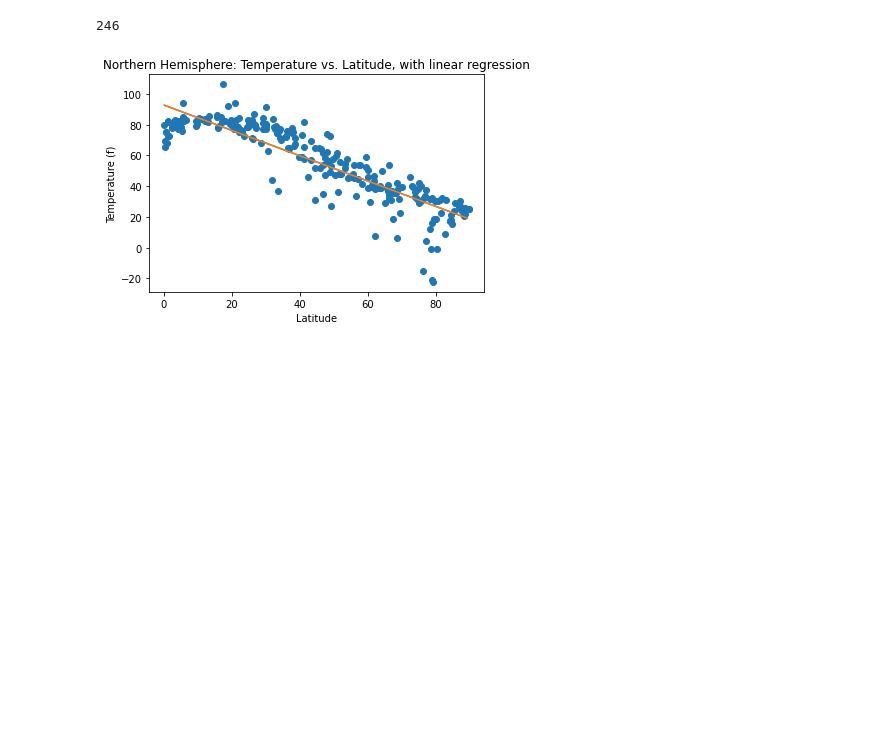
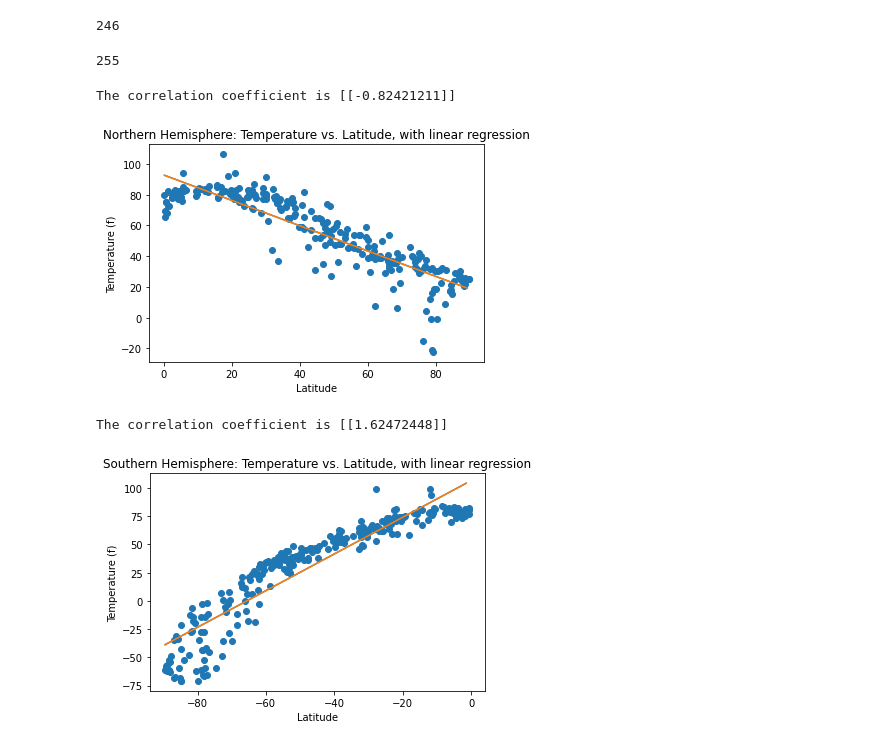
Before and after one commit to BatesJ72/python-api-challenge, a Jupyter notebook: WeatherPy/weatherpy.ipynb, the cells around one changed output. Cells and saved outputs as stored; diff of their text form; code cells hidden in the pictures; blank space fills up the shorter version.

```diff
--- a/WeatherPy/weatherpy.ipynb
+++ b/WeatherPy/weatherpy.ipynb
@@ -57,10 +63,10 @@ cities_results = []
 
 for element in lat_long_pairs:
 
-    data = requests.get(
-        "http://api.openweathermap.org/data/2.5/weather",
-        params={"lat": element[0], "lon": element[1], "appid": api_key,},
-    ).json()
+#     data = requests.get(
+#         "http://api.openweathermap.org/data/2.5/weather",
+#         params={"lat": element[0], "lon": element[1], "appid": api_key,},
+#     ).json()
 
     cities_results.append(data)
 # %%
@@ -245,3 +251,5 @@ print(len(north))
 south = df[df["hemisphere"] == "Southern"]
 south.head()
 print(len(south))
+# %% [output]
+255
@@ -248,27 +260,20 @@ print(len(south))
 # %%
-# Linear Regression: Northern Hemisphere - Temperature vs. Latitude
+# Linear Regression: Northern Hemisphere - Temperature (F) vs. Latitude
 
-model = LinearRegression()
+X_n_temp = [[l] for l in north["latitude"]]
+y_n_temp = [[t] for t in north["temp_f"]]
 
-X = [[l] for l in north["latitude"]]
-y = [[t] for t in north["temp_f"]]
+# print(len(X_n_temp))
+# print(len(y_n_temp))
 
-# print(len(X))
-# print(len(y))
+model.fit(X_n_temp, y_n_temp)
 
-model.fit(X, y)
+coef_n_temp = model.coef_
+print(f"The correlation coefficient is {coef_n_temp}")
+intercept_n_temp = model.intercept_
 
-coef = model.coef_
-# print(f"The correlation coefficient is {coef}")
-intercept = model.intercept_
-
-
-def predict_function(i):
-    return model.predict([[i]])[0]
-
-
-predict_x = np.arange(min(north["latitude"]), max(north["latitude"]))
-predict_y = [predict_function(e) for e in predict_x]
+predict_x_n_temp = np.arange(min(north["latitude"]), max(north["latitude"]))
+predict_y_n_temp = [predict_function(e) for e in predict_x_n_temp]
 
 
 fig, ax5 = plt.subplots()
@@ -276,10 +281,11 @@ ax5.set_title("Northern Hemisphere: Temperature vs. Latitude, with linear regres
 plt.xlabel("Latitude")
 plt.ylabel("Temperature (f)")
 
-plt.scatter(X, y)
+plt.scatter(X_n_temp, y_n_temp)
 
-plt.plot(predict_x, predict_y)
-plt.plot(predict_x, predict_y)
+plt.plot(predict_x_n_temp, predict_y_n_temp)
+plt.plot(predict_x_n_temp, predict_y_n_temp)
 plt.show()
 # %% [output]
+The correlation coefficient is [[-0.82421211]]
 [figure]
@@ -289,0 +292,29 @@ plt.show()
+# %%
+# Linear Regression: Southern Hemisphere - Temperature (F) vs. Latitude
+
+X_s_temp = [[l] for l in south["latitude"]]
+y_s_temp = [[t] for t in south["temp_f"]]
+
+model.fit(X_s_temp, y_s_temp)
+
+coef_s_temp = model.coef_
+print(f"The correlation coefficient is {coef_s_temp}")
+intercept_s_temp = model.intercept_
+
+predict_x_s_temp = np.arange(min(south["latitude"]), max(south["latitude"]))
+predict_y_s_temp = [predict_function(e) for e in predict_x_s_temp]
+
+
+fig, ax5 = plt.subplots()
+ax5.set_title("Southern Hemisphere: Temperature vs. Latitude, with linear regression")
+plt.xlabel("Latitude")
+plt.ylabel("Temperature (f)")
+
+plt.scatter(X_s_temp, y_s_temp)
+
+plt.plot(predict_x_s_temp, predict_y_s_temp)
+plt.plot(predict_x_s_temp, predict_y_s_temp)
+plt.show()
+# %% [output]
+The correlation coefficient is [[1.62472448]]
+[figure, added]
```
Also changed, not shown: parts of 9 cells of this notebook.
